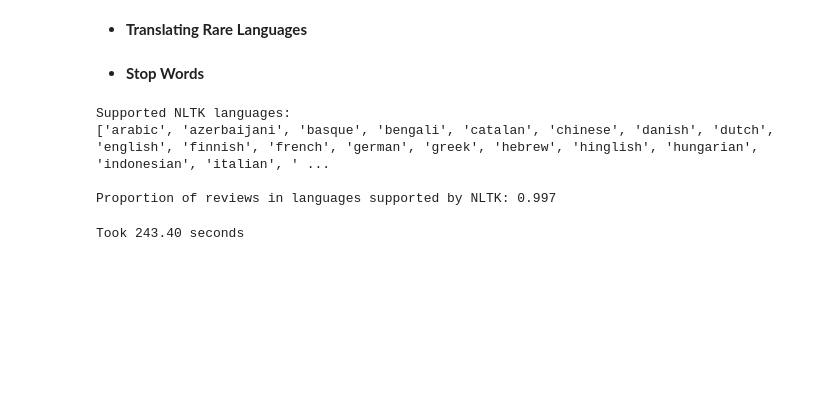
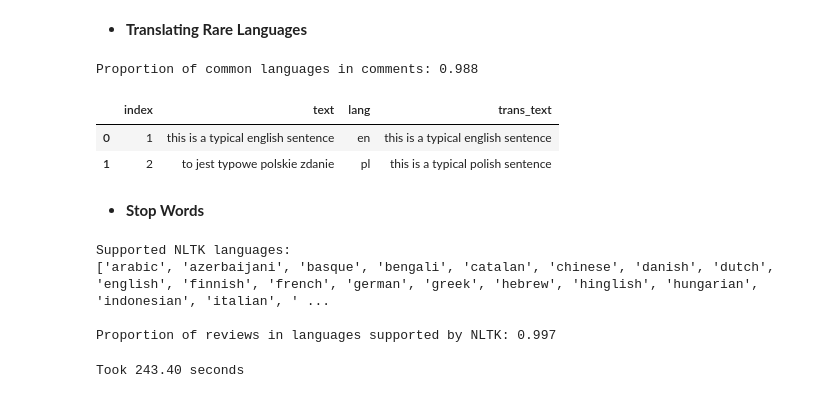
Before and after one commit to fmportela/text-mining-group-project-23-24, a Jupyter notebook: group-3-main.ipynb, the cells around one changed output. Cells and saved outputs as stored; diff of their text form; code cells hidden in the pictures; blank space fills up the shorter version.

Commit message:
translating rare languages

```diff
--- a/group-3-main.ipynb
+++ b/group-3-main.ipynb
@@ -989,13 +1048,10 @@ start = time.perf_counter()
 
 language_detector = LanguageDetector()
 
-train_merged['clean_description_lang'] = train_merged['index'].map(map_from_unique(language_detector.detect_language, 'clean_description'))
-train_merged['clean_host_about_lang'] = train_merged['index'].map(map_from_unique(language_detector.detect_language, 'clean_host_about'))
-train_merged['clean_comments_lang'] = train_merged['clean_comments'].apply(lambda text: language_detector.detect_language(text))
-
-test_merged['clean_description_lang'] = test_merged['index'].map(map_from_unique(language_detector.detect_language, 'clean_description'))
-test_merged['clean_host_about_lang'] = test_merged['index'].map(map_from_unique(language_detector.detect_language, 'clean_host_about'))
-test_merged['clean_comments_lang'] = test_merged['clean_comments'].apply(lambda text: language_detector.detect_language(text))
+for df in [train_merged, test_merged]:
+    df['clean_description_lang'] = df['index'].map(map_from_unique(language_detector.detect_language, 'clean_description'))
+    df['clean_host_about_lang'] = df['index'].map(map_from_unique(language_detector.detect_language, 'clean_host_about'))
+    df['clean_comments_lang'] = df['clean_comments'].apply(lambda text: language_detector.detect_language(text))
 
 print(f'Took {time.perf_counter() - start:0.2f} seconds')
 # %% [output]
@@ -1016,3 +1068,72 @@ Took 32.06 seconds
+# %%
+common_languages = [
+    'en', 'pt', 'es', 'fr',
+    'it', 'de', 'nl'
+]
+
+print(f"Proportion of common languages in comments: {len(train_merged.loc[train_merged['clean_comments_lang'].isin(common_languages)]) / len(train_merged['clean_comments_lang']):.3f}")
+# %% [output]
+Proportion of common languages in comments: 0.988
+# %%
+# if we group first by language then we only
+# need to call nlp.pipe once for each language
+# i.e. faster
+def group_by_language(df, lang_col_name):
+    u_lang = df[lang_col_name].unique()
+    for lang in u_lang:
+        df_lang = df.loc[df[lang_col_name] == lang, :]
+        yield df_lang
+
+
+def apply_translation(df, text_col_name, lang_col_name, df_index_col = 'index'):
+    df_lang_gen = group_by_language(df, lang_col_name)
+    new_df = pd.DataFrame()
+    for df_lang in df_lang_gen:
+
+        # every df only contains rows of the same language
+        lang = df_lang[lang_col_name].iloc[0]
+        if lang not in common_languages:
+            translator = GoogleTranslator(source=lang, target='en')
+            df_lang[f'trans_{text_col_name}'] = df_lang[text_col_name].apply(lambda x: translator.translate(x).lower())
+        else:
+            df_lang[f'trans_{text_col_name}'] = df_lang[text_col_name]
+
+        # final
+        new_df = pd.concat([new_df, df_lang], axis=0)
+
+    return new_df
+
+
+# # testing
+test_df = pd.DataFrame({
+    'index': [1,2],
+    'text': ['this is a typical english sentence',
+             'to jest typowe polskie zdanie'],
+    'lang': ['en', 'pl']
+})
+apply_translation(test_df, 'text', 'lang', 'index')
+
+
+# start = time.perf_counter()
+
+# for df in [train_merged, test_merged]:
+#     df_description = df[['index', 'clean_description', 'clean_description_lang']].drop_duplicates()
+#     df_host_about = df[['index', 'clean_host_about', 'clean_host_about_lang']].drop_duplicates()
+#     df_comments = df[['index', 'clean_comments', 'clean_comments_lang']]
+
+#     trans_description = apply_translation(df_description, 'clean_description', 'clean_description_lang')
+#     trans_host_about = apply_translation(df_host_about, 'clean_host_about', 'clean_host_about_lang')
+#     trans_comments = apply_translation(df_comments, 'clean_comments', 'clean_comments_lang')
+
+#     df['trans_clean_description'] = df['index'].map(dict(zip(trans_description['index'], trans_description['trans_clean_description'])))
+#     df['trans_clean_host_about'] = df['index'].map(dict(zip(trans_host_about['index'], trans_host_about['trans_clean_host_about'])))
+#     df['trans_clean_comments'] = df['index'].map(dict(zip(trans_comments['index'], trans_comments['trans_clean_comments'])))
+
+# print(f'Took {time.perf_counter() - start:0.2f} seconds')
+# %% [output]
+|  | index | text | lang | trans_text |
+| 0 | 1 | this is a typical english sentence | en | this is a typical english sentence |
+| 1 | 2 | to jest typowe polskie zdanie | pl | this is a typical polish sentence |
 # %% [markdown]
 - **Stop Words**
 # %%
```
Also changed, not shown: parts of 21 cells of this notebook.
